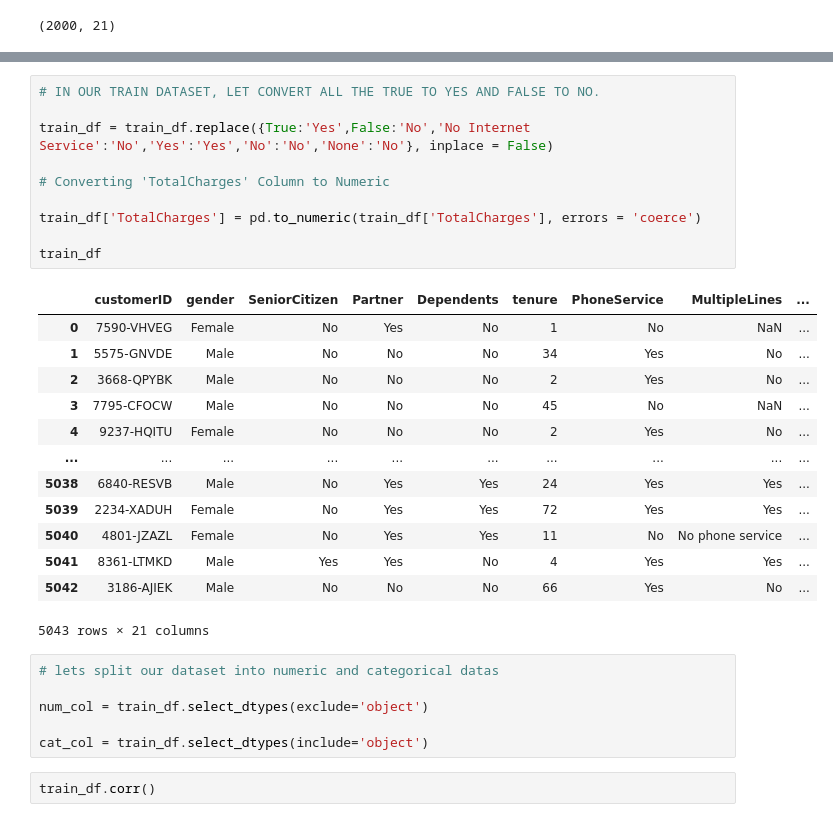
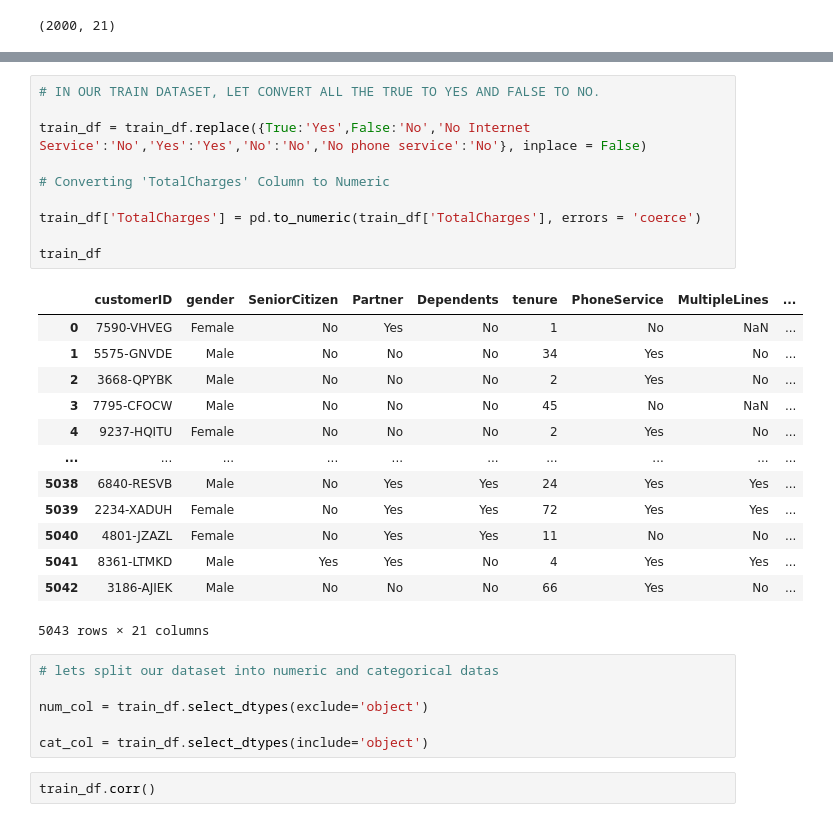
Before and after one commit to Christian-Iyke/Customer_Churn_Classification_Project, a Jupyter notebook: CUSTOMER_CHURN_PROJECT.ipynb, the cells around one changed output, grey strips where cells are left out. Drawn from its saved outputs; the diff is of its cells as text.

```diff
--- a/CUSTOMER_CHURN_PROJECT.ipynb
+++ b/CUSTOMER_CHURN_PROJECT.ipynb
@@ -354,33 +392,33 @@ dtype: int64
 # %%
 # IN OUR TRAIN DATASET, LET CONVERT ALL THE TRUE TO YES AND FALSE TO NO.
 
-train_df = train_df.replace({True:'Yes',False:'No','No Internet Service':'No','Yes':'Yes','No':'No','None':'No'}, inplace = False)
+train_df = train_df.replace({True:'Yes',False:'No','No Internet Service':'No','Yes':'Yes','No':'No','No phone service':'No'}, inplace = False)
 
 # Converting 'TotalCharges' Column to Numeric
 
 train_df['TotalCharges'] = pd.to_numeric(train_df['TotalCharges'], errors = 'coerce')
 
 train_df
 # %% [output]
 |  | customerID | gender | SeniorCitizen | Partner | Dependents | tenure | PhoneService | MultipleLines | ... |
 | 0 | 7590-VHVEG | Female | No | Yes | No | 1 | No | NaN | ... |
 | 1 | 5575-GNVDE | Male | No | No | No | 34 | Yes | No | ... |
 | 2 | 3668-QPYBK | Male | No | No | No | 2 | Yes | No | ... |
 | 3 | 7795-CFOCW | Male | No | No | No | 45 | No | NaN | ... |
 | 4 | 9237-HQITU | Female | No | No | No | 2 | Yes | No | ... |
 | ... | ... | ... | ... | ... | ... | ... | ... | ... | ... |
 | 5038 | 6840-RESVB | Male | No | Yes | Yes | 24 | Yes | Yes | ... |
 | 5039 | 2234-XADUH | Female | No | Yes | Yes | 72 | Yes | Yes | ... |
-| 5040 | 4801-JZAZL | Female | No | Yes | Yes | 11 | No | No phone service | ... |
+| 5040 | 4801-JZAZL | Female | No | Yes | Yes | 11 | No | No | ... |
 | 5041 | 8361-LTMKD | Male | Yes | Yes | No | 4 | Yes | Yes | ... |
 | 5042 | 3186-AJIEK | Male | No | No | No | 66 | Yes | No | ... |
 5043 rows × 21 columns
-# %%
-# lets split our dataset into numeric and categorical datas
-
-num_col = train_df.select_dtypes(exclude='object')
-
-cat_col = train_df.select_dtypes(include='object')
+# %%
+# lets split our dataset into numeric and categorical datas
+
+num_col = train_df.select_dtypes(exclude='object')
+
+cat_col = train_df.select_dtypes(include='object')
 # %%
 train_df.corr()
 # %% [output]
```
Also changed, not shown: parts of 55 cells of this notebook.
